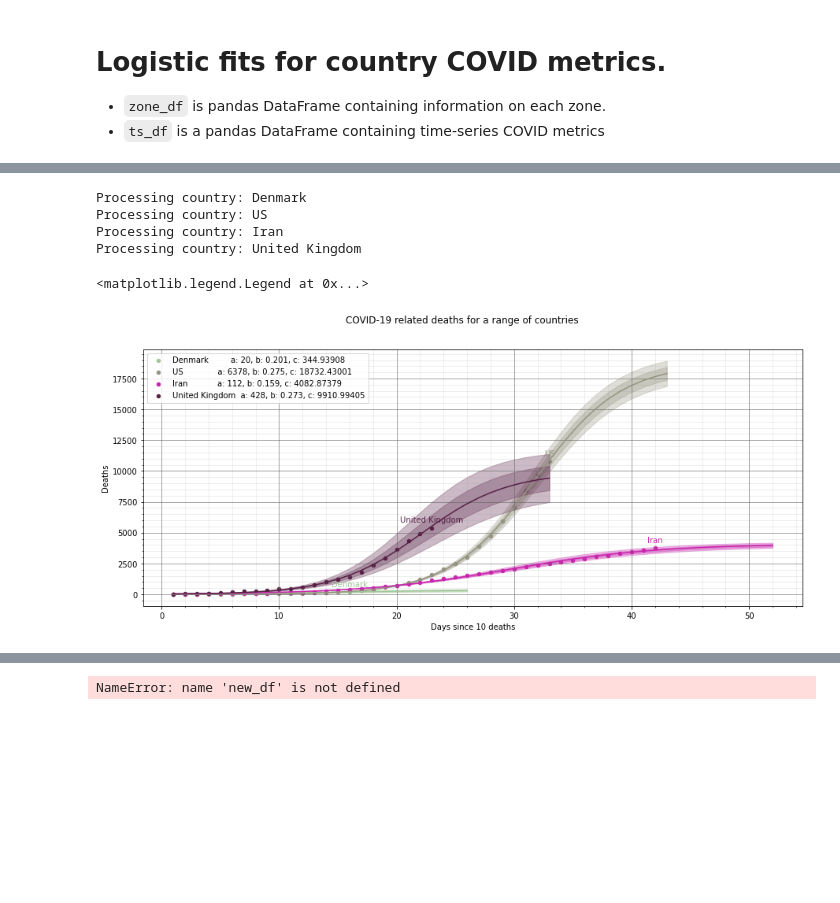
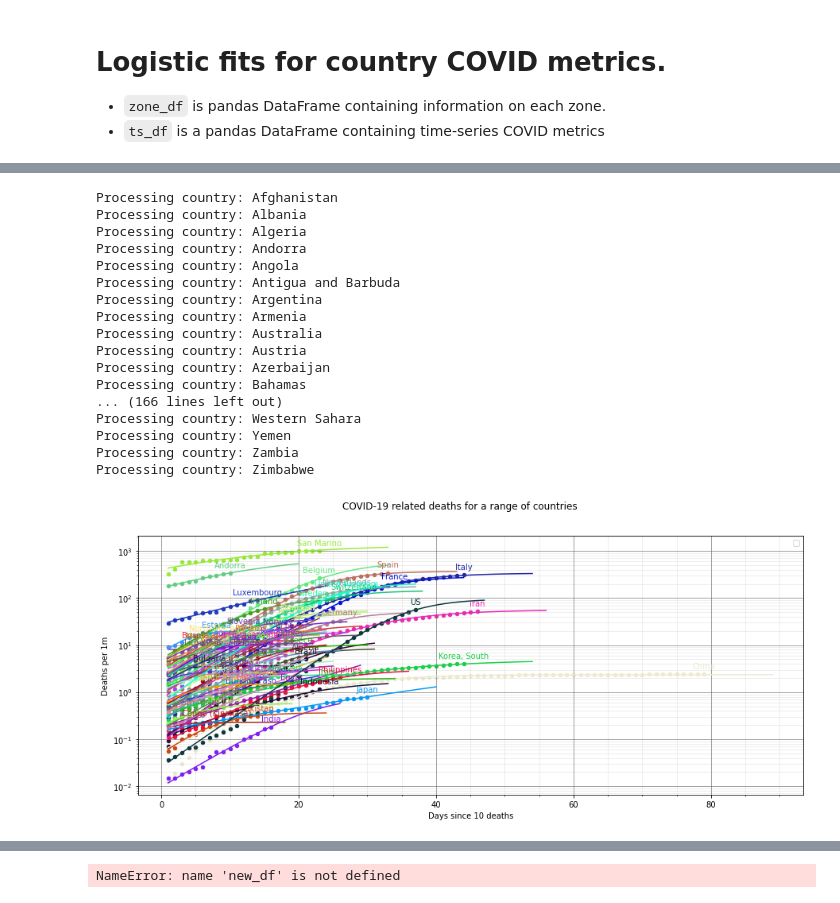
Before and after one commit to JeppeKlitgaard/COVID-19, a Jupyter notebook: COVID_data.ipynb, the cells around one changed output, grey strips where cells are left out. Saved outputs shown, nothing was run; the diff lists cells and outputs as text; code cells hidden in the pictures; blank space fills up the shorter version.

```diff
--- a/COVID_data.ipynb
+++ b/COVID_data.ipynb
@@ -75,18 +151,22 @@ ts_df.sort_index(inplace=True)
 # Calculate per population
 for label in ('cases', 'deaths', 'recoveries'):
     ts_df[label + '_per_1M'] = (ts_df[label] * 10**6) / ts_df['population']
+
+# Calculate outcome
+ts_df['deaths_per_recovery'] = ts_df['deaths'] / ts_df['recoveries']
 # %%
 MIN_REGRESSION_DATAPOINTS = 5
 
-label = 'deaths'
+label = 'deaths_per_1M'
 regression_predict_length = 10
-regression_confidence = True
-regression_confidence_levels = range(1, 3)
+regression_confidence_levels = 0  # 0 to disable
 fit_method = 'leastsq'
-log_scale = False
-# countries = 'all'
+log_scale = True
+annotate_country = True
+show_legend = False
+countries = 'all'
 # countries = ['United Kingdom', 'Italy', 'Spain', 'Denmark', 'Iran', 'Greece', 'US', 'Sweden', 'Austria', 'Germany', 'Norway', 'Japan', 'Australia', 'France', 'China']
-countries = ['Denmark', 'US', 'Iran', 'United Kingdom']
+# countries = ['Denmark', 'US', 'Iran', 'United Kingdom', 'Sweden', 'Italy', 'Spain']
 
 
 if countries == 'all':
@@ -115,8 +195,6 @@ countries_fit = []
 for country in countries:
     print(f'Processing country: {country}')
     col = np.random.rand(3,)
-
-    country_df = ts_df.loc[country]
 
     #sub_df = ts_df[(ts_df['province_state'] == country) & (ts_df.index.is(country))]
     sub_df = ts_df.loc[country][ts_df.loc[country]['province_state'] == 'total']
@@ -133,7 +211,10 @@ for country in countries:
     params['b'].min = 0
     params['b'].max = 0.5
     params['c'].min = 0
-    result = model.fit(rel_df[label], params, x=rel_df['rel_day'], method=fit_method)
+    try:
+        result = model.fit(rel_df[label], params, x=rel_df['rel_day'], method=fit_method)
+    except (ValueError, TypeError) as e:
+        print(f'Skipping {country}. Got fit error: {e}')
 
     countries_fit.append({
         'zone': country,
@@ -147,6 +228,7 @@ for country in countries:
         'cases_per_1M': rel_df.iloc[-1]['cases_per_1M'],
         'deaths_per_1M': rel_df.iloc[-1]['deaths_per_1M'],
         'recoveries_per_1M': rel_df.iloc[-1]['recoveries_per_1M'],
+        'deaths_per_recovery': rel_df.iloc[-1]['deaths_per_recovery'],
         'lat': rel_df.iloc[-1]['lat'],
         'long': rel_df.iloc[-1]['long'],
         'day': rel_df.iloc[-1]['day'],
@@ -155,43 +237,64 @@ for country in countries:
         'y': rel_df[label],
         'n': n,
         'col': col
     })
 
     # Labels with result parameters
     axlbl = f'{country:<15} a: {result.params["a"].value:.0f}, b: {result.params["b"].value:.3f}, c: {result.params["c"].value:.5f}'
 
     rel_df.plot.scatter(x='rel_day', y=label, color=[col], ax=ax, label=axlbl)
 
     # Regression
     last_rel_day = rel_df['rel_day'].iloc[-1]
     regression_predict_days = np.arange(last_rel_day + 1, last_rel_day + regression_predict_length + 1)
 
     regression_range = np.append(rel_df['rel_day'].values, regression_predict_days)
 
     plt.plot(regression_range, result.eval(x=regression_range), color=col)
 
     # Regression confidence intervals
-    if regression_confidence:
-        for i in regression_confidence_levels:
-            p = result.params
-            plt.fill_between(regression_range, model.func(regression_range, p['a'] + i * p['a'].stderr, p['b'] + i * p['b'].stderr, p['c'] + i * p['c'].stderr), model.func(regression_range, p['a'] - i * p['a'].stderr, p['b'] - i * p['b'].stderr, p['c'] - i * p['c'].stderr), color=col, alpha=0.3)
+    for i in range(1, regression_confidence_levels + 1):
+        p = result.params
+        plt.fill_between(regression_range, model.func(regression_range, p['a'] + i * p['a'].stderr, p['b'] + i * p['b'].stderr, p['c'] + i * p['c'].stderr), model.func(regression_range, p['a'] - i * p['a'].stderr, p['b'] - i * p['b'].stderr, p['c'] - i * p['c'].stderr), color=col, alpha=0.3)
 
     # Annotate last point
-    x = rel_df.iloc[-1]['rel_day']
-    y = rel_df.iloc[-1][label]
-    ax.annotate(country, (x, y), color=col, textcoords='offset points', xytext=(0, 10), verticalalignment='center', horizontalalignment='center')
+    if annotate_country:
+        x = rel_df.iloc[-1]['rel_day']
+        y = rel_df.iloc[-1][label]
+        ax.annotate(country, (x, y), color=col, textcoords='offset points', xytext=(0, 10), verticalalignment='center', horizontalalignment='center')
 
 ax.set_ylabel(" ".join(label.split("_")).capitalize())
 ax.set_xlabel(f"Days since {n} {label.strip('_per_1M')}")
 fig.suptitle(f"COVID-19 related {label.strip('_per_1M')} for a range of countries")
 plt.grid(b=True, which='major', color='#666666', linestyle='-', alpha=0.75)
 plt.grid(b=True, axis='both', which='minor', color="#999999", linestyle='-', alpha=0.2)
 plt.minorticks_on()
+
 plt.legend()
+if not show_legend:
+    plt.legend('')
+    plt.show()
+
+# Update zone_df
+countries_df = pd.DataFrame(countries_fit)
+zone_df = pd.merge(zone_df, countries_df, on='zone', suffixes=('', '_y'))
+drop_y(zone_df)
 # %% [output]
-Processing country: Denmark
-Processing country: US
-Processing country: Iran
-Processing country: United Kingdom
+Processing country: Afghanistan
+Processing country: Albania
+Processing country: Algeria
+Processing country: Andorra
+Processing country: Angola
+Processing country: Antigua and Barbuda
+Processing country: Argentina
+Processing country: Armenia
+Processing country: Australia
+Processing country: Austria
+Processing country: Azerbaijan
+Processing country: Bahamas
+... (166 lines left out)
+Processing country: Western Sahara
+Processing country: Yemen
+Processing country: Zambia
+Processing country: Zimbabwe
-<matplotlib.legend.Legend at 0x...>
-[figure, old version]
+[figure, new version]
```
Also changed, not shown: parts of 14 cells of this notebook, 2 other files.
